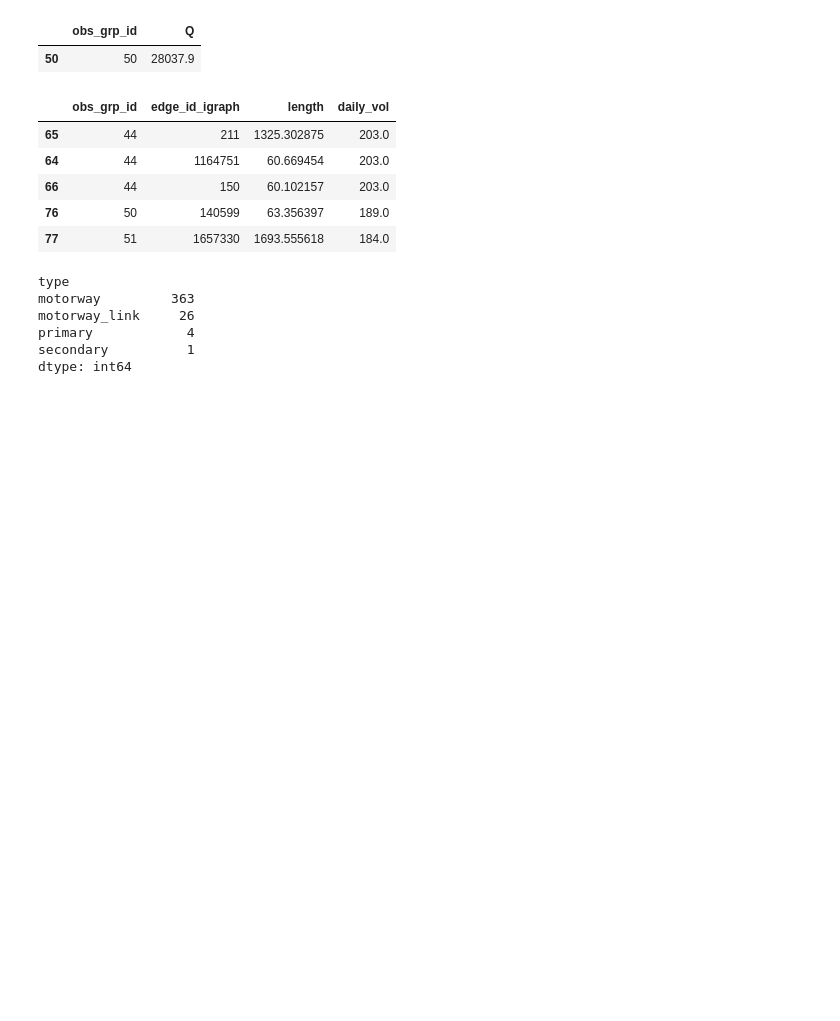
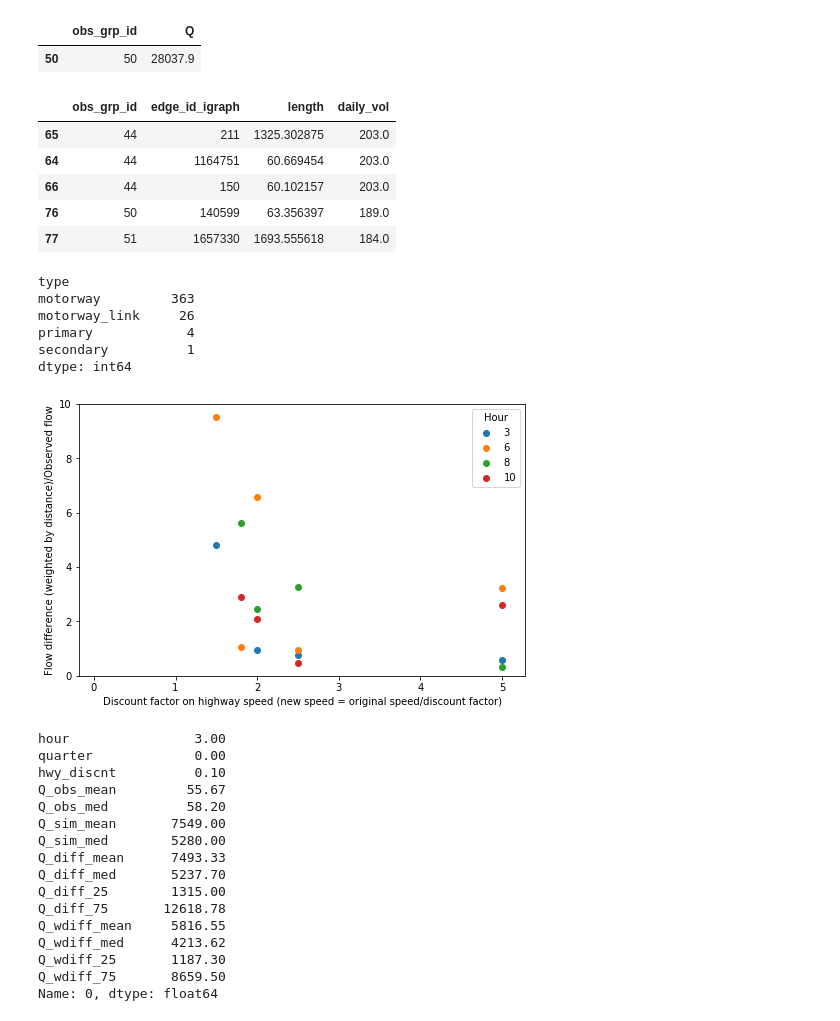
Before and after one commit to cb-cities/abm, a Jupyter notebook: analysis/result_analysis.ipynb, the cells around one changed output. Cells and saved outputs as stored; diff of their text form; code cells hidden in the pictures; blank space fills up the shorter version.

```diff
--- a/analysis/result_analysis.ipynb
+++ b/analysis/result_analysis.ipynb
@@ -155,3 +156,36 @@ motorway_link     26
 primary            4
 secondary          1
 dtype: int64
+# %%
+test = pd.read_csv('parameter_sensitivity.csv')
+
+fig, ax = plt.subplots(figsize=(8,5))
+# color_dict=[3:'r', 6:'b']
+for nm, grp in test.groupby('hour'):
+    ax.scatter(grp['hwy_discnt'], grp['Q_wdiff_mean']/grp['Q_obs_mean'], label=nm)
+plt.xlabel('Discount factor on highway speed (new speed = original speed/discount factor)')
+plt.ylabel('Flow difference (weighted by distance)/Observed flow')
+# plt.yscale('log')
+# plt.xlim([1.6, 2.1])
+plt.ylim([0, 10])
+plt.legend(title='Hour')
+plt.show()
+test.iloc[0]
+# %% [output]
+[figure, added]
+hour                3.00
+quarter             0.00
+hwy_discnt          0.10
+Q_obs_mean         55.67
+Q_obs_med          58.20
+Q_sim_mean       7549.00
+Q_sim_med        5280.00
+Q_diff_mean      7493.33
+Q_diff_med       5237.70
+Q_diff_25        1315.00
+Q_diff_75       12618.78
+Q_wdiff_mean     5816.55
+Q_wdiff_med      4213.62
+Q_wdiff_25       1187.30
+Q_wdiff_75       8659.50
+Name: 0, dtype: float64
```
Also changed, not shown: parts of 1 cell of this notebook, 3 other files.
